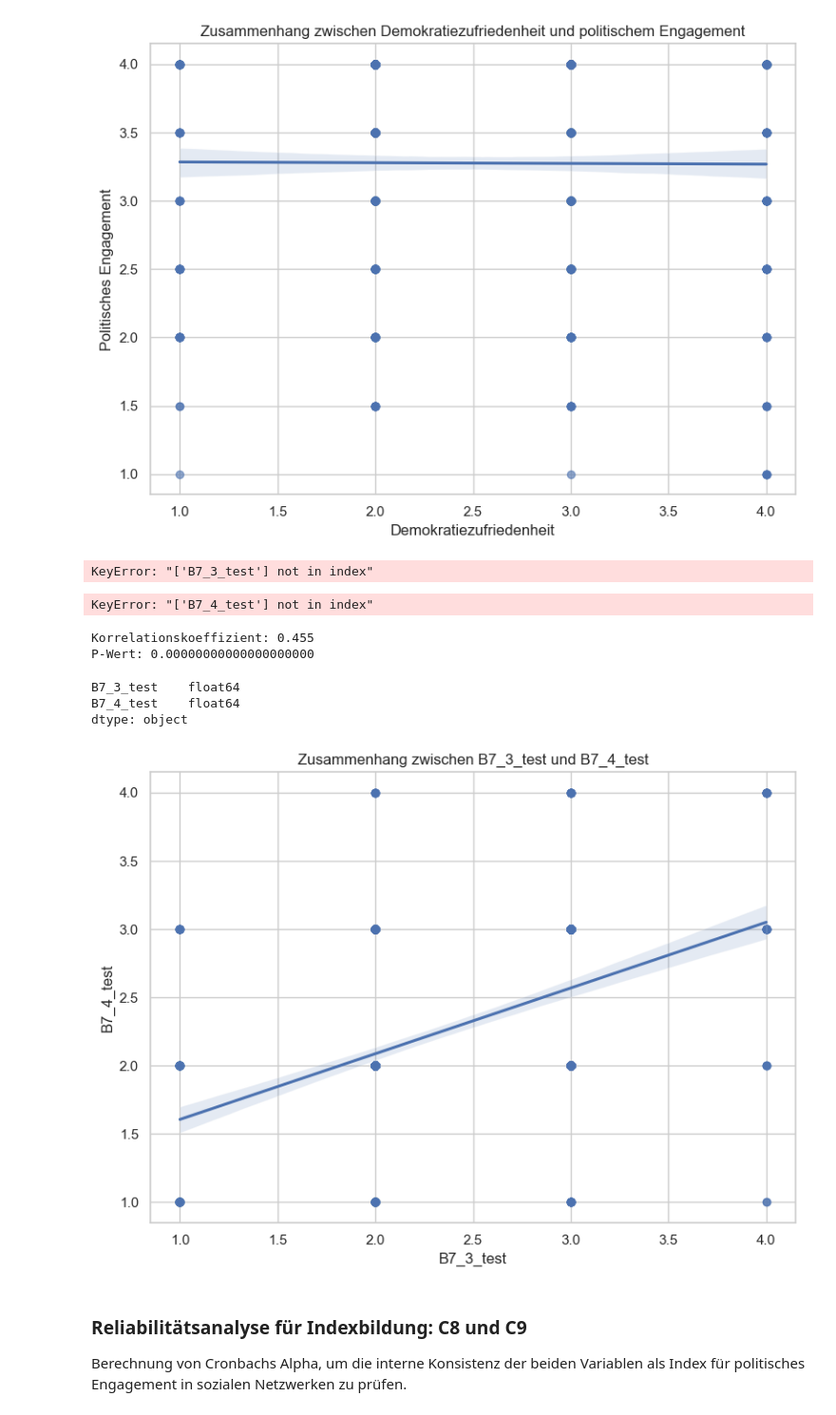
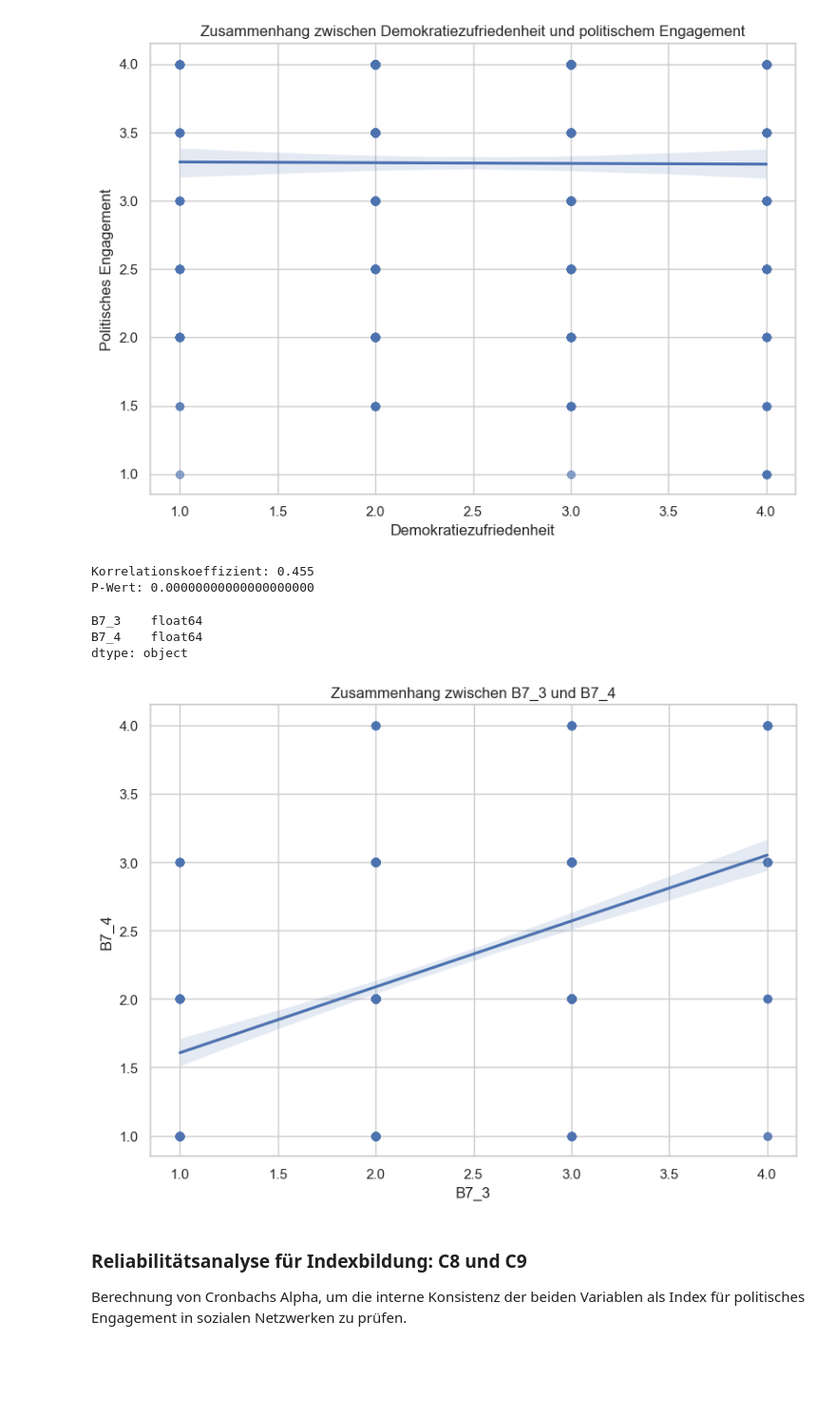
Before and after one commit to lara-polat/python_kurs, a Jupyter notebook: Project_Datenbereinigung.ipynb, the cells around one changed output. Shown: that part at 95% size. Saved outputs shown, nothing was run; the diff lists cells and outputs as text; code cells hidden in the pictures; blank space fills up the shorter version.

Commit message:
Datenbereinigung fortsetzen

```diff
--- a/Project_Datenbereinigung.ipynb
+++ b/Project_Datenbereinigung.ipynb
@@ -743,4 +759,13 @@ c21_mapping = {
 df_renamed["C21"] = df_renamed["C21"].apply(lambda x: c21_mapping[x] if x in c21_mapping else np.nan)
 # %%
 # Mapping für C19
+
+c19_mapping = {
+    "Personen und Organisationen, die Ihre politische Meinung teilen": 1,
+    "Personen und Organisationen, die eine andere politische Meinung als Sie haben": 2,
+    "Sowohl als auch": 3,
+    "Weiß nicht": np.nan
+}
+
+df_renamed["C19"] = df_renamed["C19"].apply(lambda x: c19_mapping[x] if x in c19_mapping else np.nan)
 # %%
@@ -868,3 +962,6 @@ Name: count, dtype: int64
+# %%
+#Überflüssige Variable entfernen
+df_renamed = df_renamed.drop(columns=["C19_num"], errors="ignore")
 # %%
 df_renamed.head(5)
 # %% [output]
@@ -1018,31 +1115,4 @@ plt.show()
 Korrelationskoeffizient: -0.006
 P-Wert: 0.8612517686
 [figure]
-# %%
- #Mapping: Text → Zahl
-
-mapping = {
-    "Stimme voll und ganz zu": 1,
-    "Stimme eher zu": 2,
-    "Stimme eher nicht zu": 3,
-    "Stimme überhaupt nicht zu": 4,
-    "Weiß nicht": np.nan
-}
-
-# Neue Variable erstellen
-df_renamed["B7_3_test"] = df_renamed["B7_3"].apply(
-    lambda x: mapping[x] if x in mapping else x
-)
-# Neue Variable erstellen
-df_renamed["B7_4_test"] = df_renamed["B7_4"].apply(
-    lambda x: mapping[x] if x in mapping else x
-)
-# %%
-df_renamed[["B7_3", "B7_3_test"]].head()
-# %% [output]
-KeyError: "['B7_3_test'] not in index"
-# %%
-df_renamed[["B7_4", "B7_4_test"]].head()
-# %% [output]
-KeyError: "['B7_4_test'] not in index"
 # %%
@@ -1062,41 +1132,41 @@ print(f"P-Wert: {p_wert:.20f}")
 Korrelationskoeffizient: 0.455
 P-Wert: 0.00000000000000000000
 # %%
-df_renamed[["B7_3_test", "B7_4_test"]].dtypes
+df_renamed[["B7_3", "B7_4"]].dtypes
 # %% [output]
-B7_3_test    float64
-B7_4_test    float64
+B7_3    float64
+B7_4    float64
 dtype: object
 # %%
 import seaborn as sns
 import matplotlib.pyplot as plt
 
 # Nur vollständige Daten (ohne NaNs)
-daten = df_renamed[["B7_3_test", "B7_4_test"]].dropna()
+daten = df_renamed[["B7_3", "B7_4"]].dropna()
 
 # Stil für das Diagramm setzen
 sns.set(style="whitegrid")
 
 # Diagramm erzeugen
 plt.figure(figsize=(8, 6))
 sns.regplot(
-    x="B7_3_test",
-    y="B7_4_test",
+    x="B7_3",
+    y="B7_4",
     data=daten,
     ci=95,
     scatter_kws={"alpha": 0.6}
 )
 
 # Achsenbeschriftungen und Titel
-plt.title("Zusammenhang zwischen B7_3_test und B7_4_test")
-plt.xlabel("B7_3_test")
-plt.ylabel("B7_4_test")
+plt.title("Zusammenhang zwischen B7_3 und B7_4")
+plt.xlabel("B7_3")
+plt.ylabel("B7_4")
 
 # Anzeige optimieren und Plot anzeigen
 plt.tight_layout()
 plt.show()
 # %% [output]
-[figure, old version]
+[figure, new version]
 # %% [markdown]
 ### Reliabilitätsanalyse für Indexbildung: C8 und C9
 Berechnung von Cronbachs Alpha, um die interne Konsistenz der beiden Variablen als Index für politisches Engagement in sozialen Netzwerken zu prüfen.
```
Also changed, not shown: parts of 13 cells of this notebook.
